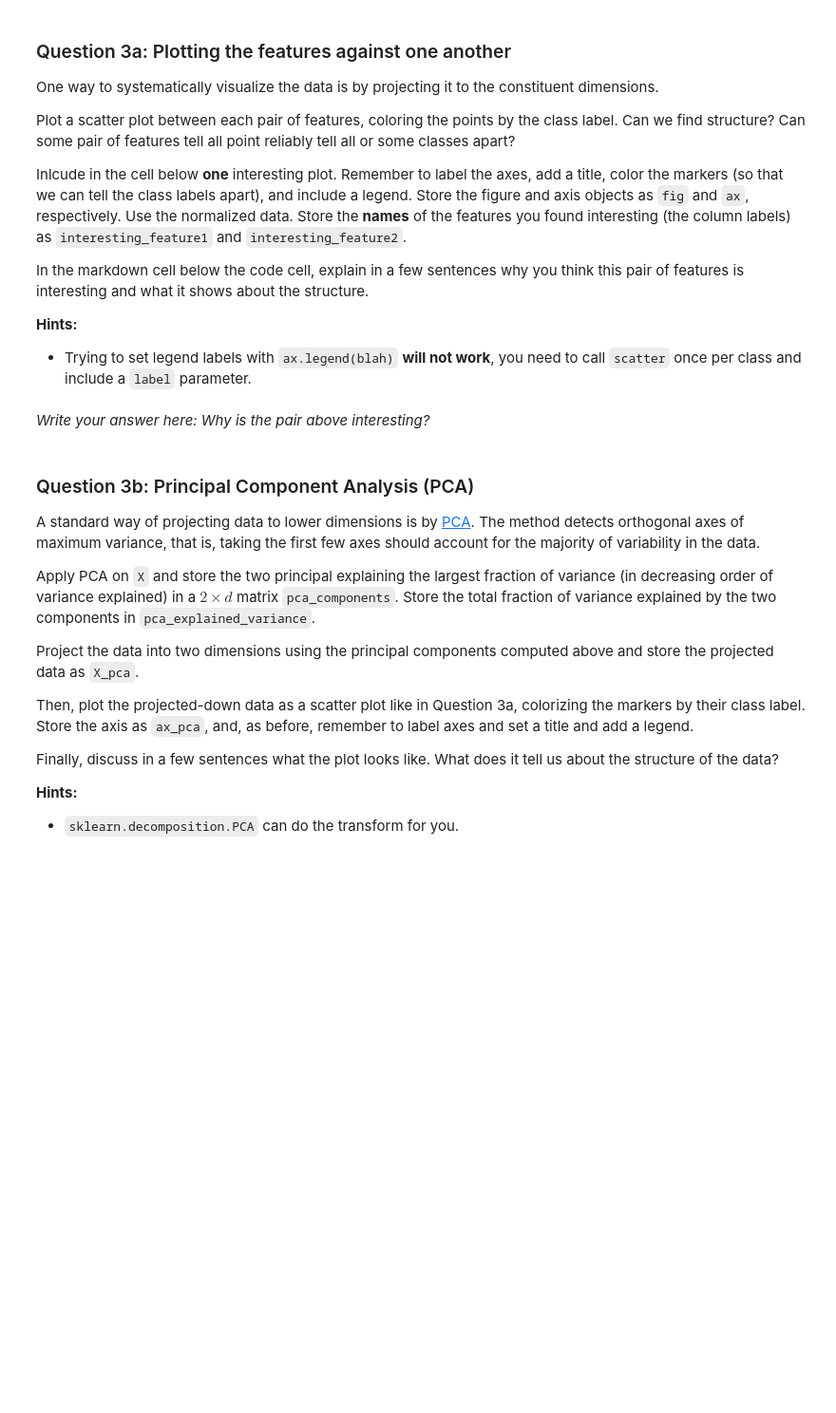
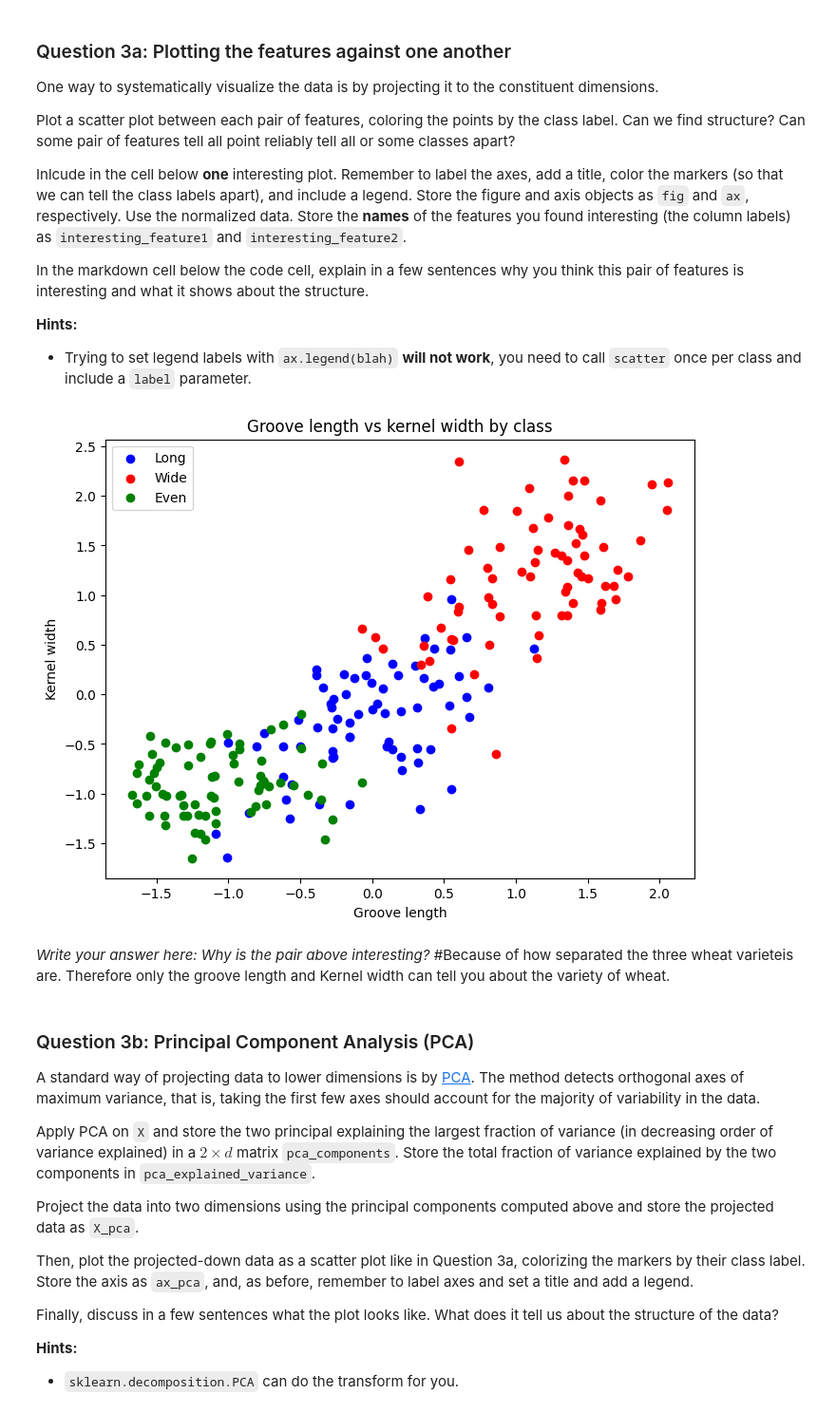
Before and after one commit to BoLaker/Data-Science-and-AI, a Jupyter notebook: assignment4_template-1.ipynb, the cells around one changed output. Shown at 95% size. Cells and saved outputs as stored; diff of their text form; code cells hidden in the pictures; blank space fills up the shorter version.

```diff
--- a/assignment4_template-1.ipynb
+++ b/assignment4_template-1.ipynb
@@ -222,6 +222,16 @@ Then, separate the features of the data from the class label. Store the integer-
 # %%
 # Codegrade Tag Question2
 # Do *not* remove the tag above
+from sklearn.preprocessing import StandardScaler
+
+column_names = ['area','perimeter', 'compactness','kernel_length','kernel_width','asymmetry_coefficient','groove_length','class']
+
+df = pd.read_table('seeds-1.tsv', header=None, names=column_names)
+Xv2 = df.drop(columns=['class']).values
+y = df['class'].values.astype(int)
+
+scaler = StandardScaler()
+X = scaler.fit_transform(Xv2)
 # %% [markdown]
 ## Question 3: Visualizing the classes
 Visualizing multidimensional data like this is a challenge. Visualizations seldom work in more than two dimensions, so we need to project the data into a lower number of dimensions.
@@ -241,8 +251,32 @@ In the markdown cell below the code cell, explain in a few sentences why you thi
 # %%
 # Codegrade Tag Question3a
 # Do *not* remove the tag above
+import matplotlib.pyplot as plt
+
+interesting_feature1 = 'groove_length'
+interesting_feature2 = 'kernel_width'
+
+fig, ax = plt.subplots(figsize=(8, 6))
+
+colors = {1: 'blue', 2: 'red', 3: 'green'}
+class_names = {1: 'Long', 2: 'Wide', 3: 'Even'}
+
+for cls in [1, 2, 3]:
+    mask = y == cls
+    ax.scatter(X[mask, 4], X[mask, 3],
+               c=colors[cls], label=class_names[cls])
+
+ax.set_xlabel('Groove length')
+ax.set_ylabel('Kernel width')
+ax.set_title('Groove length vs kernel width by class')
+ax.legend()
+
+plt.show()
+# %% [output]
+[figure, added]
 # %% [markdown]
 *Write your answer here: Why is the pair above interesting?*
+#Because of how separated the three wheat varieteis are. Therefore only the groove length and Kernel width can tell you about the variety of wheat.
 # %% [markdown]
 ### Question 3b: Principal Component Analysis (PCA)
 
```
Also changed, not shown: parts of 8 cells of this notebook.
